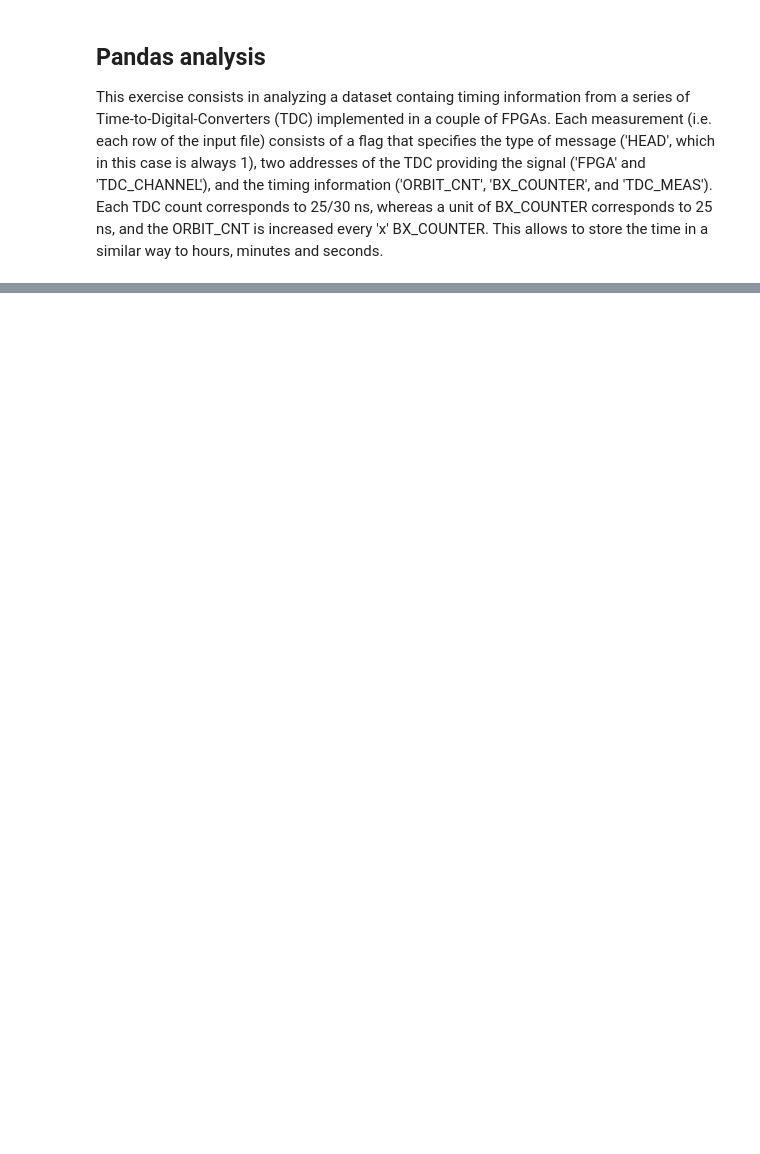
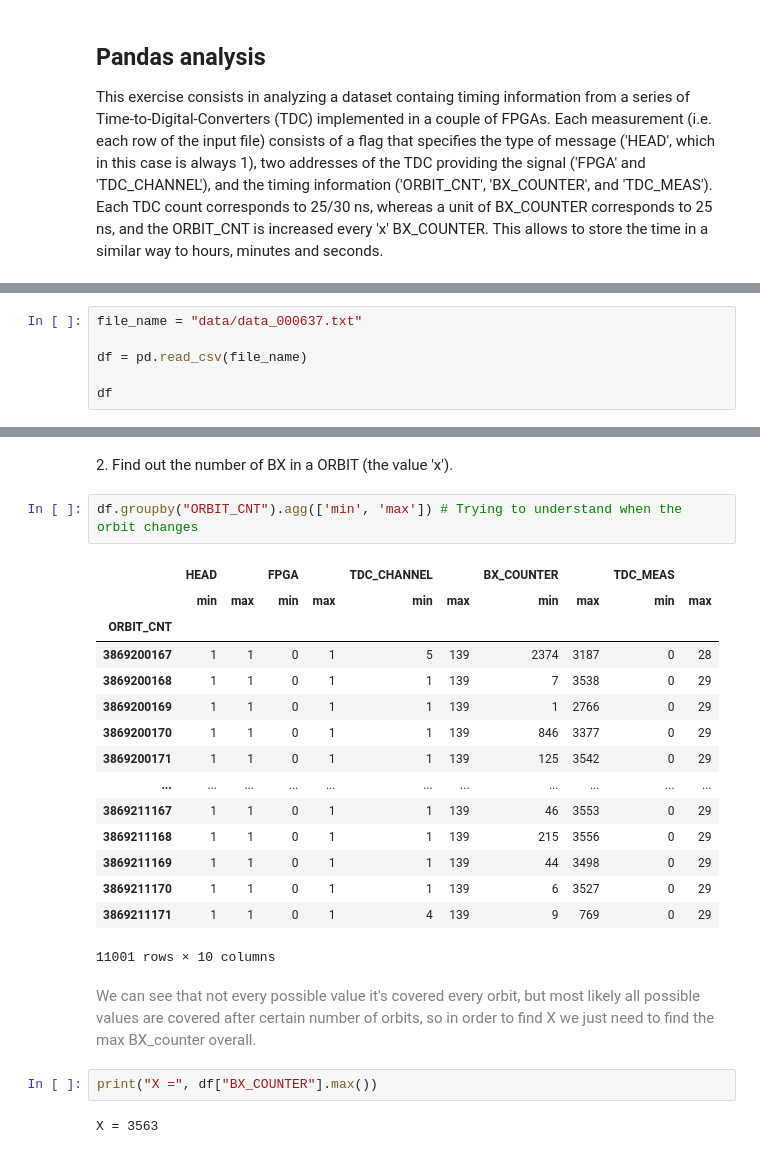
Before and after one commit to PabloHermun/LaboratoryOfComputationalPhysics_Y9, a Jupyter notebook: 06ex_Pandas.ipynb, the cells around one changed output, grey strips where cells are left out. Cells and saved outputs as stored; diff of their text form; blank space fills up the shorter version.

```diff
--- a/06ex_Pandas.ipynb
+++ b/06ex_Pandas.ipynb
@@ -7,0 +15,6 @@ This exercise consists in analyzing a dataset containg timing information from a
+# %%
+file_name = "data/data_000637.txt"
+
+df = pd.read_csv(file_name)
+
+df
@@ -7,0 +53,26 @@ This exercise consists in analyzing a dataset containg timing information from a
+# %% [markdown]
+2\. Find out the number of BX in a ORBIT (the value 'x').
+# %%
+df.groupby("ORBIT_CNT").agg(['min', 'max']) # Trying to understand when the orbit changes
+# %% [output]
+|  | HEAD |  | FPGA |  | TDC_CHANNEL |  | BX_COUNTER |  | TDC_MEAS |  |
+|  | min | max | min | max | min | max | min | max | min | max |
+| ORBIT_CNT |  |  |  |  |  |  |  |  |  |  |
+| 3869200167 | 1 | 1 | 0 | 1 | 5 | 139 | 2374 | 3187 | 0 | 28 |
+| 3869200168 | 1 | 1 | 0 | 1 | 1 | 139 | 7 | 3538 | 0 | 29 |
+| 3869200169 | 1 | 1 | 0 | 1 | 1 | 139 | 1 | 2766 | 0 | 29 |
+| 3869200170 | 1 | 1 | 0 | 1 | 1 | 139 | 846 | 3377 | 0 | 29 |
+| 3869200171 | 1 | 1 | 0 | 1 | 1 | 139 | 125 | 3542 | 0 | 29 |
+| ... | ... | ... | ... | ... | ... | ... | ... | ... | ... | ... |
+| 3869211167 | 1 | 1 | 0 | 1 | 1 | 139 | 46 | 3553 | 0 | 29 |
+| 3869211168 | 1 | 1 | 0 | 1 | 1 | 139 | 215 | 3556 | 0 | 29 |
+| 3869211169 | 1 | 1 | 0 | 1 | 1 | 139 | 44 | 3498 | 0 | 29 |
+| 3869211170 | 1 | 1 | 0 | 1 | 1 | 139 | 6 | 3527 | 0 | 29 |
+| 3869211171 | 1 | 1 | 0 | 1 | 4 | 139 | 9 | 769 | 0 | 29 |
+11001 rows × 10 columns
+# %% [markdown]
+<span style="color: gray;"> We can see that not every possible value it's covered every orbit, but most likely all possible values are covered after certain number of orbits, so in order to find X we just need to find the max BX_counter overall. </span>
+# %%
+print("X =", df["BX_COUNTER"].max())
+# %% [output]
+X = 3563
```
Also changed, not shown: parts of 15 cells of this notebook.
